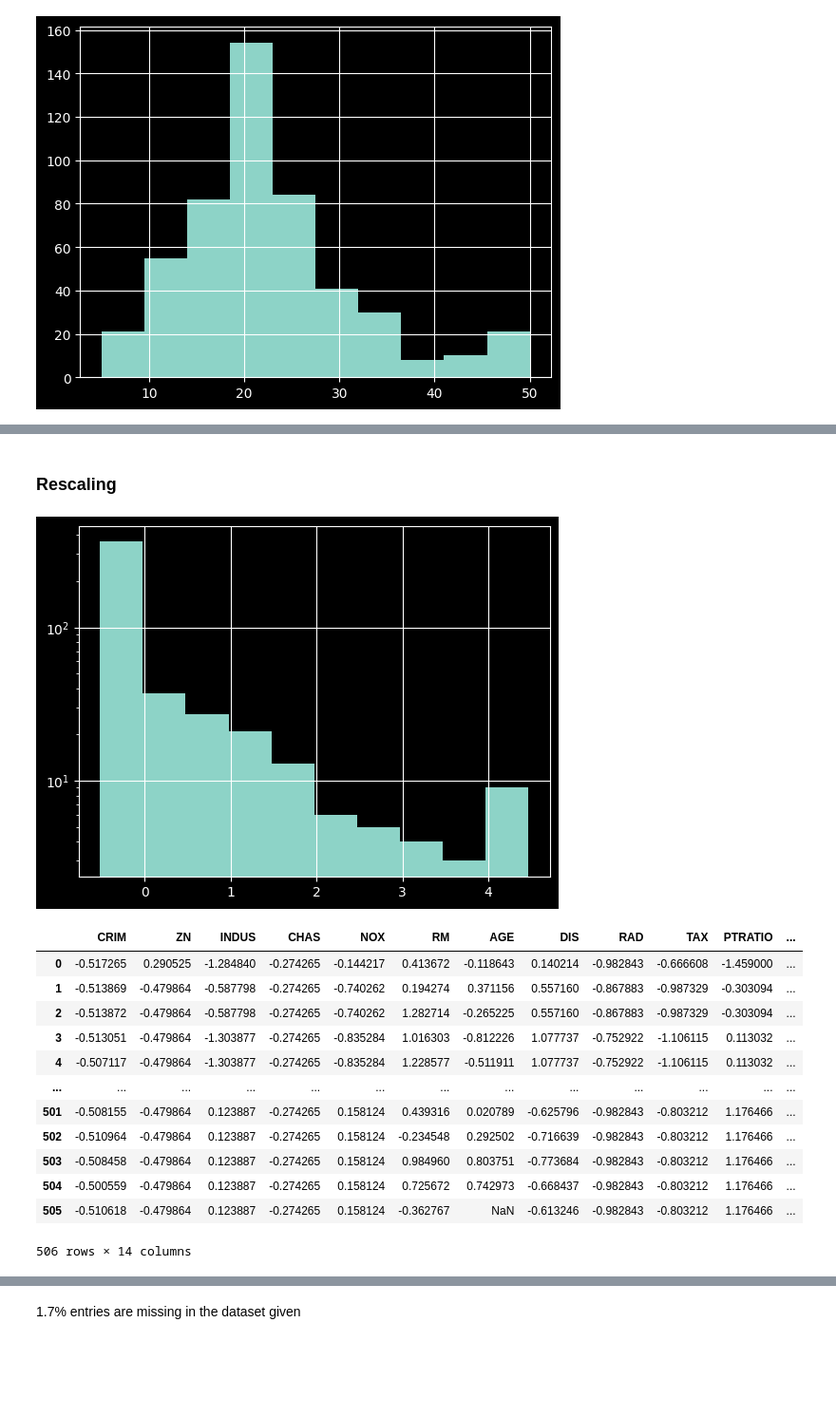
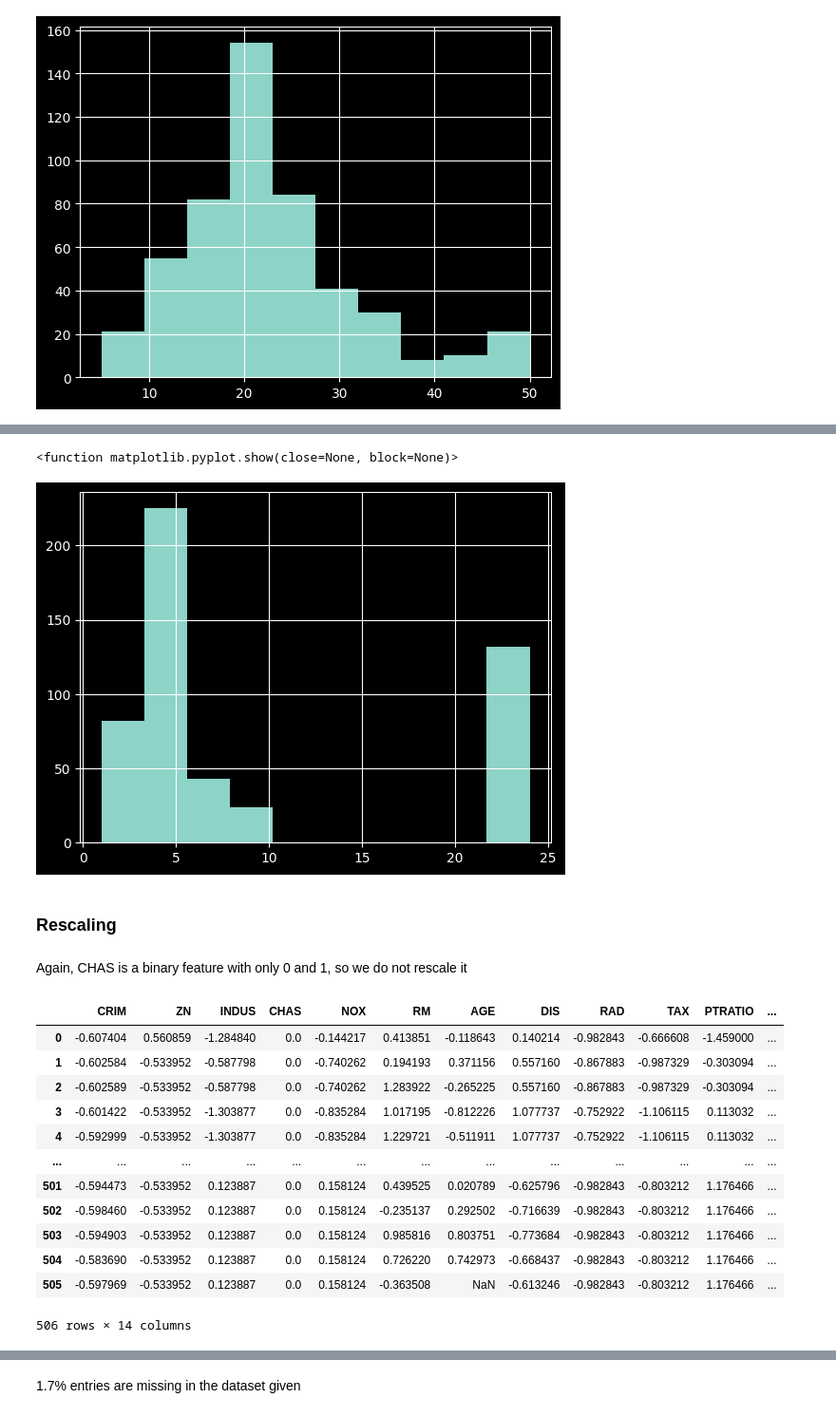
Before and after one commit to zihang-huang/data-mining, a Jupyter notebook: src/BostonHousing.ipynb, the cells around one changed output, grey strips where cells are left out. Shown: that part at 95% size. Drawn from its saved outputs; the diff is of its cells as text; code cells hidden in the pictures; blank space fills up the shorter version.

```diff
--- a/src/BostonHousing.ipynb
+++ b/src/BostonHousing.ipynb
@@ -80,0 +81,5 @@ Loaded 506 rows and 14 columns from d:\学习资料\数据挖掘\data-mining\dat
+# %%
+features_list = list(df.columns)
+features_list.remove('MEDV')
+X = df[features_list]
+Y = df['MEDV']
@@ -251,29 +139,37 @@ print(df_processed["CRIM"].max())
+# %%
+X_processed['RAD'].hist()
+plt.show
+# %% [output]
+<function matplotlib.pyplot.show(close=None, block=None)>
+[figure, added]
 # %% [markdown]
 ### Rescaling
+# %% [markdown]
+Again, CHAS is a binary feature with only 0 and 1, so we do not rescale it
+# %%
+n_features = list(X.columns)
+n_features.remove('CHAS')
 # %%
 from sklearn.preprocessing import StandardScaler
-df_scaled = df_processed.copy()
-df_nscaled = StandardScaler().fit_transform(df_processed)
-df_scaled[df_processed.columns] = df_nscaled
+X_scaled = X_processed.copy()
+X_processed.columns
+X_nscaled = StandardScaler().fit_transform(dXprocessed[n_features])
+X_scaled[n_features] = dXnscaled
 
-df_scaled["CRIM"].hist()
-plt.yscale('log')
-plt.show()
-df_scaled
+X_scaled
 # %% [output]
-[figure, removed]
 |  | CRIM | ZN | INDUS | CHAS | NOX | RM | AGE | DIS | RAD | TAX | PTRATIO | ... |
-| 0 | -0.517265 | 0.290525 | -1.284840 | -0.274265 | -0.144217 | 0.413672 | -0.118643 | 0.140214 | -0.982843 | -0.666608 | -1.459000 | ... |
-| 1 | -0.513869 | -0.479864 | -0.587798 | -0.274265 | -0.740262 | 0.194274 | 0.371156 | 0.557160 | -0.867883 | -0.987329 | -0.303094 | ... |
-| 2 | -0.513872 | -0.479864 | -0.587798 | -0.274265 | -0.740262 | 1.282714 | -0.265225 | 0.557160 | -0.867883 | -0.987329 | -0.303094 | ... |
-| 3 | -0.513051 | -0.479864 | -1.303877 | -0.274265 | -0.835284 | 1.016303 | -0.812226 | 1.077737 | -0.752922 | -1.106115 | 0.113032 | ... |
-| 4 | -0.507117 | -0.479864 | -1.303877 | -0.274265 | -0.835284 | 1.228577 | -0.511911 | 1.077737 | -0.752922 | -1.106115 | 0.113032 | ... |
+| 0 | -0.607404 | 0.560859 | -1.284840 | 0.0 | -0.144217 | 0.413851 | -0.118643 | 0.140214 | -0.982843 | -0.666608 | -1.459000 | ... |
+| 1 | -0.602584 | -0.533952 | -0.587798 | 0.0 | -0.740262 | 0.194193 | 0.371156 | 0.557160 | -0.867883 | -0.987329 | -0.303094 | ... |
+| 2 | -0.602589 | -0.533952 | -0.587798 | 0.0 | -0.740262 | 1.283922 | -0.265225 | 0.557160 | -0.867883 | -0.987329 | -0.303094 | ... |
+| 3 | -0.601422 | -0.533952 | -1.303877 | 0.0 | -0.835284 | 1.017195 | -0.812226 | 1.077737 | -0.752922 | -1.106115 | 0.113032 | ... |
+| 4 | -0.592999 | -0.533952 | -1.303877 | 0.0 | -0.835284 | 1.229721 | -0.511911 | 1.077737 | -0.752922 | -1.106115 | 0.113032 | ... |
 | ... | ... | ... | ... | ... | ... | ... | ... | ... | ... | ... | ... | ... |
-| 501 | -0.508155 | -0.479864 | 0.123887 | -0.274265 | 0.158124 | 0.439316 | 0.020789 | -0.625796 | -0.982843 | -0.803212 | 1.176466 | ... |
-| 502 | -0.510964 | -0.479864 | 0.123887 | -0.274265 | 0.158124 | -0.234548 | 0.292502 | -0.716639 | -0.982843 | -0.803212 | 1.176466 | ... |
-| 503 | -0.508458 | -0.479864 | 0.123887 | -0.274265 | 0.158124 | 0.984960 | 0.803751 | -0.773684 | -0.982843 | -0.803212 | 1.176466 | ... |
-| 504 | -0.500559 | -0.479864 | 0.123887 | -0.274265 | 0.158124 | 0.725672 | 0.742973 | -0.668437 | -0.982843 | -0.803212 | 1.176466 | ... |
-| 505 | -0.510618 | -0.479864 | 0.123887 | -0.274265 | 0.158124 | -0.362767 | NaN | -0.613246 | -0.982843 | -0.803212 | 1.176466 | ... |
+| 501 | -0.594473 | -0.533952 | 0.123887 | 0.0 | 0.158124 | 0.439525 | 0.020789 | -0.625796 | -0.982843 | -0.803212 | 1.176466 | ... |
+| 502 | -0.598460 | -0.533952 | 0.123887 | 0.0 | 0.158124 | -0.235137 | 0.292502 | -0.716639 | -0.982843 | -0.803212 | 1.176466 | ... |
+| 503 | -0.594903 | -0.533952 | 0.123887 | 0.0 | 0.158124 | 0.985816 | 0.803751 | -0.773684 | -0.982843 | -0.803212 | 1.176466 | ... |
+| 504 | -0.583690 | -0.533952 | 0.123887 | 0.0 | 0.158124 | 0.726220 | 0.742973 | -0.668437 | -0.982843 | -0.803212 | 1.176466 | ... |
+| 505 | -0.597969 | -0.533952 | 0.123887 | 0.0 | 0.158124 | -0.363508 | NaN | -0.613246 | -0.982843 | -0.803212 | 1.176466 | ... |
 506 rows × 14 columns
 # %% [markdown]
 ### Missing Values
```
Also changed, not shown: parts of 21 cells of this notebook.
